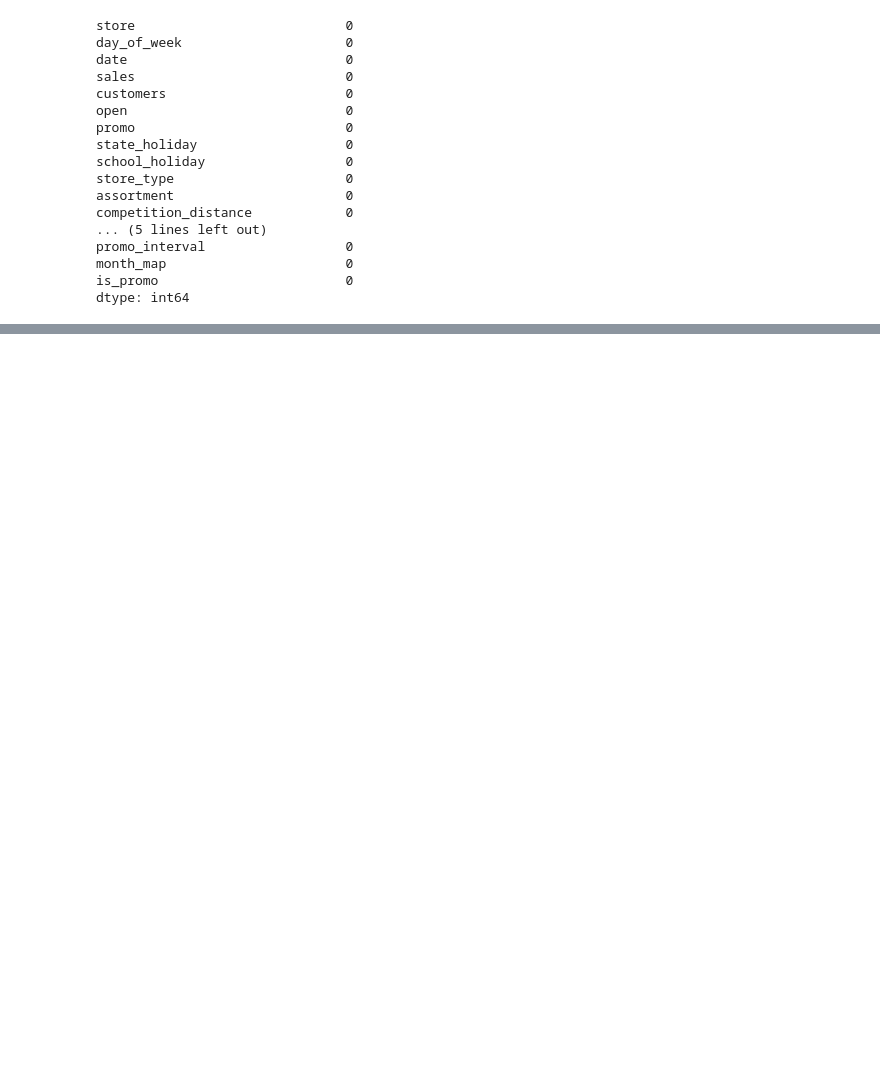
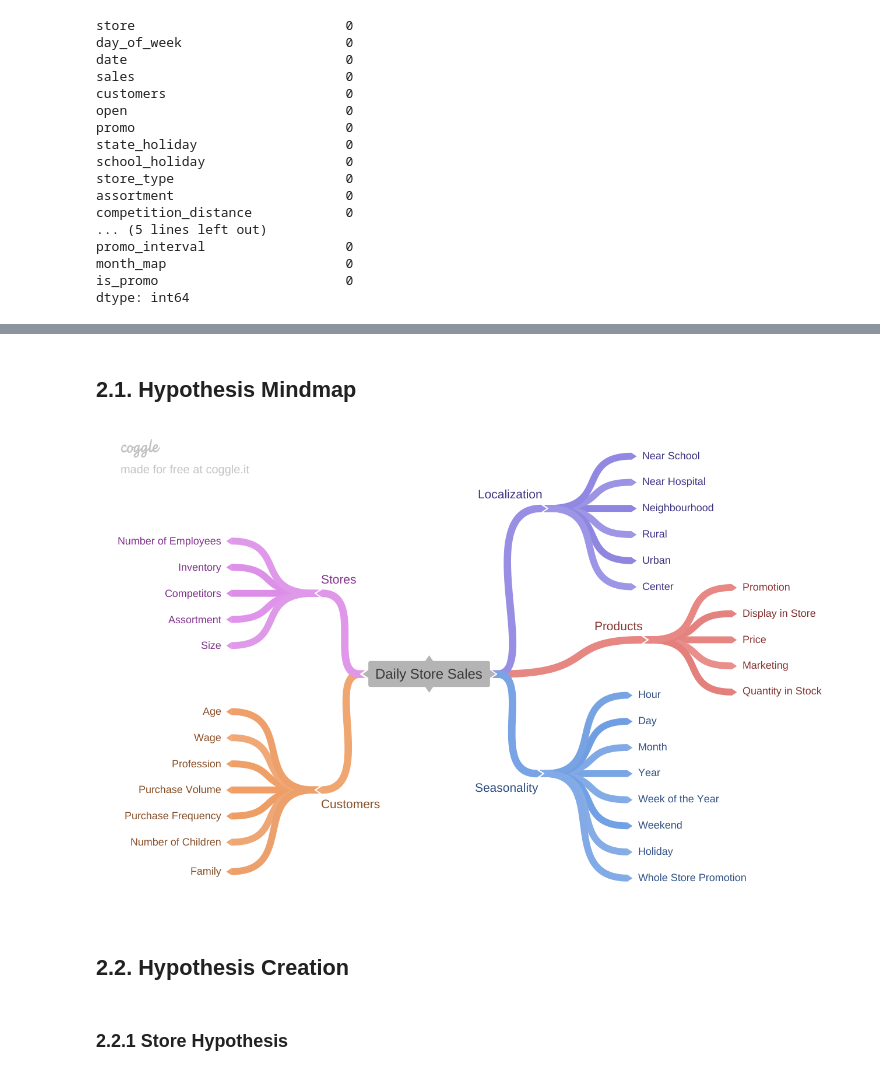
Before and after one commit to m4theus4ndr4de/regression-rossmann, a Jupyter notebook: store_sales_prediction.ipynb, the cells around one changed output, grey strips where cells are left out. Drawn from its saved outputs; the diff is of its cells as text; code cells hidden in the pictures; blank space fills up the shorter version.

```diff
--- a/store_sales_prediction.ipynb
+++ b/store_sales_prediction.ipynb
@@ -191,0 +321,10 @@ dtype: int64
+# %% [markdown]
+## 2.1. Hypothesis Mindmap
+# %%
+Image('img/mind_map_hypothesis.png')
+# %% [output]
+[figure, added]
+# %% [markdown]
+## 2.2. Hypothesis Creation
+# %% [markdown]
+### 2.2.1 Store Hypothesis
```
Also changed, not shown: parts of 26 cells of this notebook, 1 other file.
